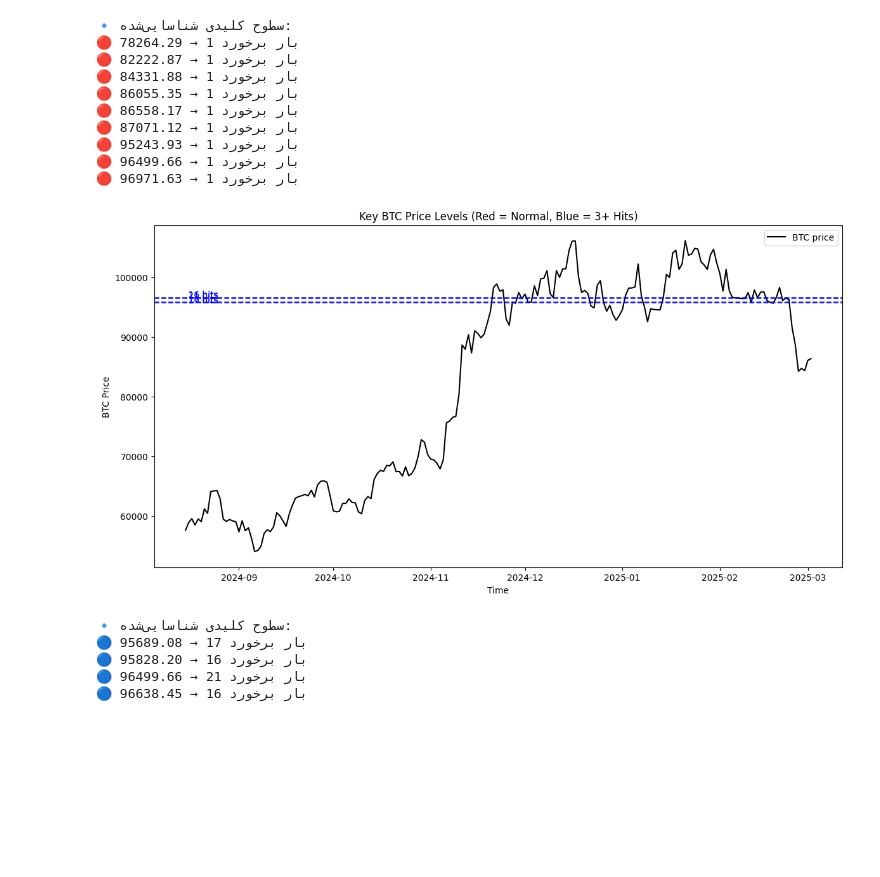
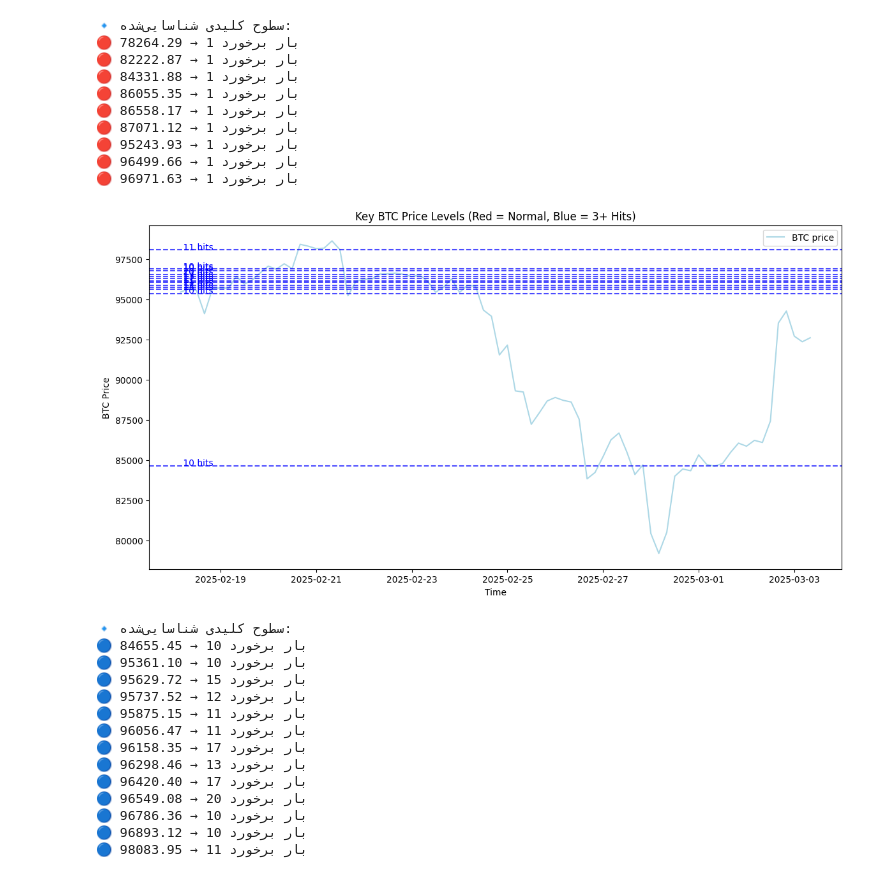
Before and after one commit to Reza82-python/Robat-Trader, a Jupyter notebook: test.ipynb, the cells around one changed output. Cells and saved outputs as stored; diff of their text form; code cells hidden in the pictures; blank space fills up the shorter version.

```diff
--- a/test.ipynb
+++ b/test.ipynb
@@ -103,8 +103,8 @@ url = HTTP(testnet=True)
 response = url.get_index_price_kline(
     category="linear",
     symbol="BTCUSDT",
-    interval='D',  # تایم‌فریم 4 ساعته
-    limit=200,
+    interval=240,  # تایم‌فریم 4 ساعته
+    limit=80,
 )
 
 # تبدیل داده به DataFrame
@@ -119,7 +119,7 @@ if 'result' in response:
     df[['open', 'high', 'low', 'close']] = df[['open', 'high', 'low', 'close']].astype(float)
 
 # پیدا کردن سطوحی که حداقل 3 برخورد داشته باشند
-def find_strong_levels(df, sensitivity=0.001, min_hits=15):
+def find_strong_levels(df, sensitivity=0.001, min_hits=10):
     levels = {}
 
     for price in df['high'].tolist() + df['low'].tolist():  # بررسی تمامی سقف و کف‌ها
@@ -140,37 +140,46 @@ def find_strong_levels(df, sensitivity=0.001, min_hits=15):
         else:
             prev_level = list(final_levels.keys())[-1]
             if abs(prev_level - level) > sensitivity * level:
                 final_levels[level] = levels[level]
 
     return final_levels
 
 key_levels = find_strong_levels(df)
 
 # رسم نمودار قیمت و نمایش سطوح کلیدی
 plt.figure(figsize=(14, 7))
-plt.plot(df['timestamp'], df['close'], label="BTC price", color='black')
+plt.plot(df['timestamp'], df['close'], label="BTC price", color='lightblue')
 
 # رسم خطوط افقی برای سطوح کلیدی
 for level, count in key_levels.items():
     color = "red" if count < 5 else "blue"  # سطوح با ۳ برخورد یا بیشتر آبی می‌شوند
     plt.axhline(y=level, linestyle="--", color=color, alpha=0.7)
     plt.text(df['timestamp'].iloc[-1], level, f" {count} hits", color=color, fontsize=10)
 
 plt.xlabel("Time")
 plt.ylabel("BTC Price")
 plt.title("Key BTC Price Levels (Red = Normal, Blue = 3+ Hits)")
 plt.legend()
 plt.show()
 
 # نمایش قیمت‌های مهم در کنسول
 print("🔹 سطوح کلیدی شناسایی‌شده:")
 for level, count in key_levels.items():
     color_tag = "🔵" if count >= 5 else "🔴"
     print(f"{color_tag} {level:.2f} → {count} بار برخورد")
 # %% [output]
-[figure, old version]
+[figure, new version]
 🔹 سطوح کلیدی شناسایی‌شده:
-🔵 95689.08 → 17 بار برخورد
-🔵 95828.20 → 16 بار برخورد
-🔵 96499.66 → 21 بار برخورد
-🔵 96638.45 → 16 بار برخورد
+🔵 84655.45 → 10 بار برخورد
+🔵 95361.10 → 10 بار برخورد
+🔵 95629.72 → 15 بار برخورد
+🔵 95737.52 → 12 بار برخورد
+🔵 95875.15 → 11 بار برخورد
+🔵 96056.47 → 11 بار برخورد
+🔵 96158.35 → 17 بار برخورد
+🔵 96298.46 → 13 بار برخورد
+🔵 96420.40 → 17 بار برخورد
+🔵 96549.08 → 20 بار برخورد
+🔵 96786.36 → 10 بار برخورد
+🔵 96893.12 → 10 بار برخورد
+🔵 98083.95 → 11 بار برخورد
```
Also changed, not shown: 2 other files.
